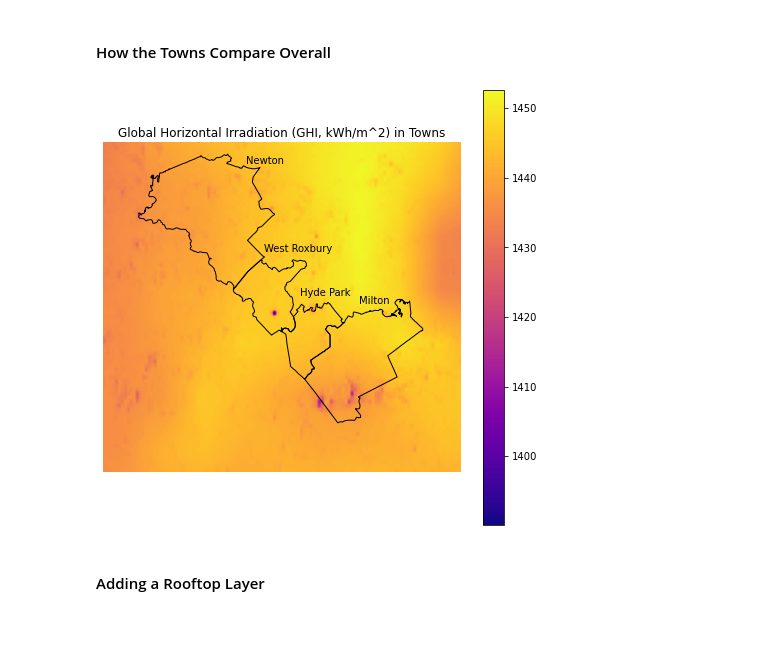
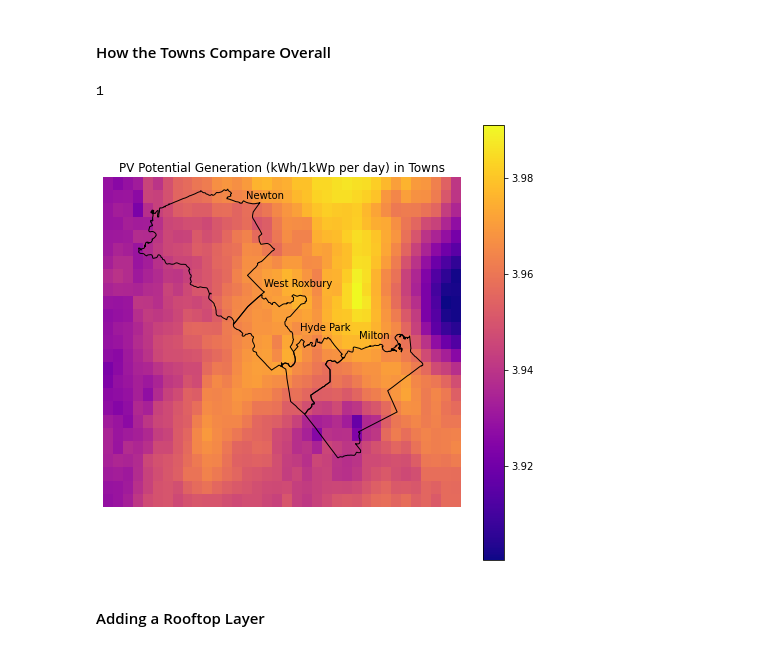
Before and after one commit to ghostpress/ma-solar, a Jupyter notebook: code/initViz.ipynb, the cells around one changed output. Saved outputs shown, nothing was run; the diff lists cells and outputs as text; code cells hidden in the pictures.

Commit message:
Fixed solar irradiance data

```diff
--- a/code/initViz.ipynb
+++ b/code/initViz.ipynb
@@ -485,8 +485,8 @@ isolMA.crs = 'EPSG:26986'
 solarshp = isolMA.to_crs('EPSG:4326')           # solar data is in EPSG:4326
 solarshp.to_file(dataDir('MAshape/solar.shp'))  # saving this to use in QGIS
 # %%
-from_filepath = dataDir('irradiation/USA_GISdata_GlobalSolarAtlas/western-hemisphere/GHI.tif')
-to_filepath   = dataDir('irradiation/USA_GISdata_GlobalSolarAtlas/western-hemisphere/reprojSolar.tif')
+from_filepath = dataDir('irradiation2/USA_GISdata_LTAy_AvgDailyTotals_GlobalSolarAtlas/western-hemisphere/PVOUT.tif')
+to_filepath   = dataDir('irradiation2/USA_GISdata_LTAy_AvgDailyTotals_GlobalSolarAtlas/western-hemisphere/solarPot.tif')
 
 command = ['gdalwarp',
            '-r', 'average',
@@ -496,6 +496,8 @@ command = ['gdalwarp',
            from_filepath, to_filepath]
 
 Popen(command).wait()
+# %% [output]
+1
 # %%
 solar_file = r_open(to_filepath)
 solar = solar_file.read(1).astype(np.float32)
@@ -504,25 +506,25 @@ extent = [solar_file.bounds[i] for i in [0, 2, 1, 3]]
 # %%
 fig4, ax4 = plt.subplots()
 fig4.set_size_inches(8, 8)
 
 img = ax4.imshow(solar, extent=extent, cmap='plasma')
 plt.colorbar(img)
 
 solarshp.plot(ax=ax4, color='None', edgecolor='black')
 
 # Town labels
 ax4.text(-71.180, 42.362, 'Newton')
 ax4.text(-71.165, 42.307, 'West Roxbury')
 ax4.text(-71.135, 42.280, 'Hyde Park')
 ax4.text(-71.085, 42.275, 'Milton')
 
-ax4.set_title('Global Horizontal Irradiation (GHI, kWh/m^2) in Towns')
+ax4.set_title('PV Potential Generation (kWh/1kWp per day) in Towns')
 ax4.set_axis_off()
 
 # Save image
-plt.savefig(outputDir('viz/GHItowns.png'), dpi=150, format='png')
+plt.savefig(outputDir('viz/PVOUTtowns.png'), dpi=150, format='png')
 # %% [output]
-[figure, old version]
+[figure, new version]
 # %% [markdown]
 #### Adding a Rooftop Layer
 # %%
```
Also changed, not shown: parts of 6 cells of this notebook, 2 other files.
